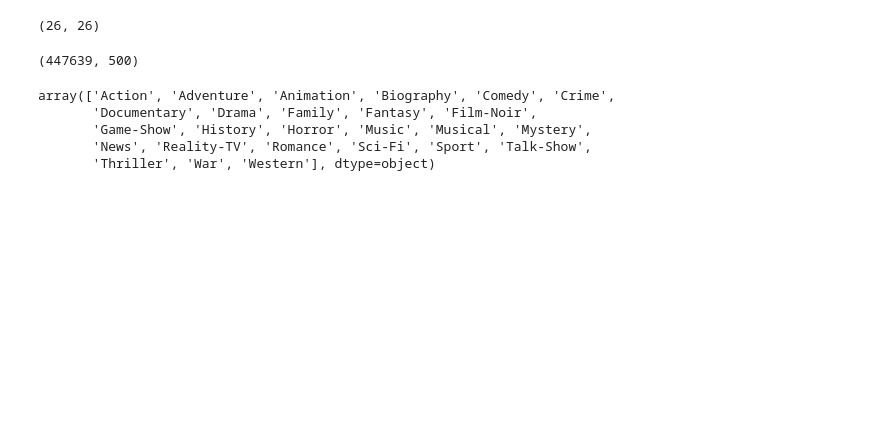
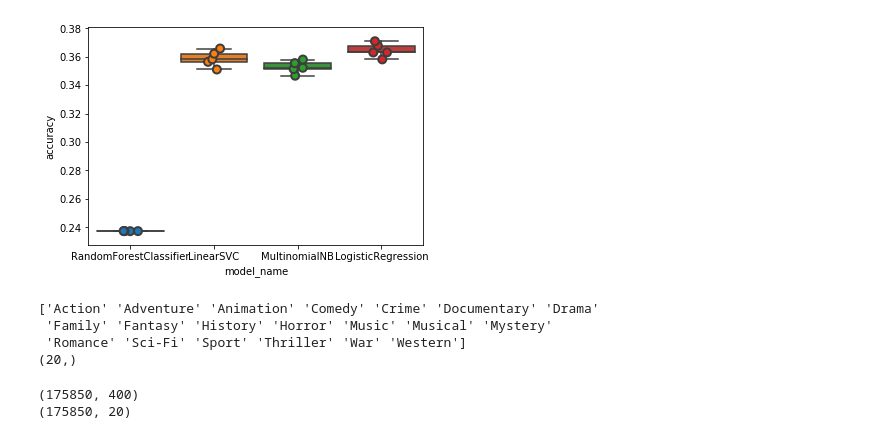
Before and after one commit to mattm-malone/moviename-classifier, a Jupyter notebook: MovieClassifier.ipynb, the cells around one changed output. Saved outputs shown, nothing was run; the diff lists cells and outputs as text; code cells hidden in the pictures; blank space fills up the shorter version.

```diff
--- a/MovieClassifier.ipynb
+++ b/MovieClassifier.ipynb
@@ -122,36 +120,52 @@ print(clf.predict(count_vect.transform(["titan Legends"])))
 # %%
 from sklearn.linear_model import LogisticRegression
 from sklearn.ensemble import RandomForestClassifier
 from sklearn.svm import LinearSVC
 
 from sklearn.model_selection import cross_val_score
 
 models = [
+    RandomForestClassifier(n_estimators=200, max_depth=3, random_state=0),
     LinearSVC(),
+    MultinomialNB(),
     LogisticRegression(random_state=0),
 ]
 CV = 5
 cv_df = pd.DataFrame(index=range(CV * len(models)))
 entries = []
 for model in models:
   model_name = model.__class__.__name__
   accuracies = cross_val_score(model, features, labels, scoring='accuracy', cv=CV)
   for fold_idx, accuracy in enumerate(accuracies):
     entries.append((model_name, fold_idx, accuracy))
 cv_df = pd.DataFrame(entries, columns=['model_name', 'fold_idx', 'accuracy'])
 
 import seaborn as sns
 
 sns.boxplot(x='model_name', y='accuracy', data=cv_df)
 sns.stripplot(x='model_name', y='accuracy', data=cv_df,
               size=8, jitter=True, edgecolor="gray", linewidth=2)
 plt.show()
+# %% [output]
+[figure, added]
 # %%
+from keras.preprocessing.text import Tokenizer
+from keras.preprocessing.sequence import pad_sequences
+from sklearn.preprocessing import MultiLabelBinarizer
+
+mlb = MultiLabelBinarizer()
+mlb.fit_transform([(c,) for c in df.genre])
+labels = mlb.classes_
+print(labels)
+print(labels.shape)
+
 filter_length = 300
 max_words = 7500
-maxlen = 200
+maxlen = 400
+
 num_classes = len(np.unique(df.genre))
-print(num_classes)
+tokenizer = Tokenizer(num_words=max_words, lower=True)
+tokenizer.fit_on_texts(df.movie)
 
 def get_features(text_series):
     sequences = tokenizer.texts_to_sequences(text_series)
@@ -160,50 +174,31 @@ def get_features(text_series):
 def prediction_to_label(prediction):
     tag_prob = [(labels[i], prob) for i, prob in enumerate(prediction.tolist())]
 
-def baseline_model():
+def classify_movies():
     # create model
     model = Sequential()
     model.add(Embedding(max_words, 20, input_length=maxlen))
     model.add(Dropout(0.1))
     model.add(Conv1D(filter_length, 3, padding='valid', activation='relu', strides=1))
     model.add(GlobalMaxPool1D())
-    model.add(Dense(26))
+    model.add(Dense(20))
     model.add(Activation('sigmoid'))
     model.compile(optimizer='adam', loss='binary_crossentropy', metrics=['categorical_accuracy'])
     return model
+# %% [output]
+['Action' 'Adventure' 'Animation' 'Comedy' 'Crime' 'Documentary' 'Drama'
+ 'Family' 'Fantasy' 'History' 'Horror' 'Music' 'Musical' 'Mystery'
+ 'Romance' 'Sci-Fi' 'Sport' 'Thriller' 'War' 'Western']
+(20,)
-# %%
-encoder = LabelEncoder()
-encoder.fit(categories)
-encoded_Y = encoder.transform(categories)
-# convert integers to dummy variables (i.e. one hot encoded)
-dummy_y = np_utils.to_categorical(encoded_Y)
-# %% [output]
-(26, 26)
-# %%
-from keras.preprocessing.text import Tokenizer
-from keras.preprocessing.sequence import pad_sequences
-
-tokenizer = Tokenizer(num_words=maxwords, lower=True)
-tokenizer.fit_on_texts(df.movie)
-sequences = tokenizer.texts_to_sequences(df.movie)
-x = pad_sequences(sequences, maxlen=500)
-x.shape
-# %% [output]
-(447639, 500)
-# %%
-from sklearn.preprocessing import MultiLabelBinarizer
-
-mlb = MultiLabelBinarizer()
-mlb.fit(df.genre)
-labels = mlb.classes_
-y = mlb.transform(df.genre)
-y.shape
-np.unique(df.genre)
-# %% [output]
-array(['Action', 'Adventure', 'Animation', 'Biography', 'Comedy', 'Crime',
-       'Documentary', 'Drama', 'Family', 'Fantasy', 'Film-Noir',
-       'Game-Show', 'History', 'Horror', 'Music', 'Musical', 'Mystery',
-       'News', 'Reality-TV', 'Romance', 'Sci-Fi', 'Sport', 'Talk-Show',
-       'Thriller', 'War', 'Western'], dtype=object)
 # %%
+from sklearn.model_selection import train_test_split
+
+x = get_features(df.movie)
+y = mlb.fit_transform([(c,) for c in df.genre])
+print(x.shape)
+print(y.shape)
+
 x_train, x_test, y_train, y_test = train_test_split(x, y, test_size=0.2, random_state=9000)
+# %% [output]
+(175850, 400)
+(175850, 20)
```
Also changed, not shown: parts of 10 cells of this notebook, 1 other file.
